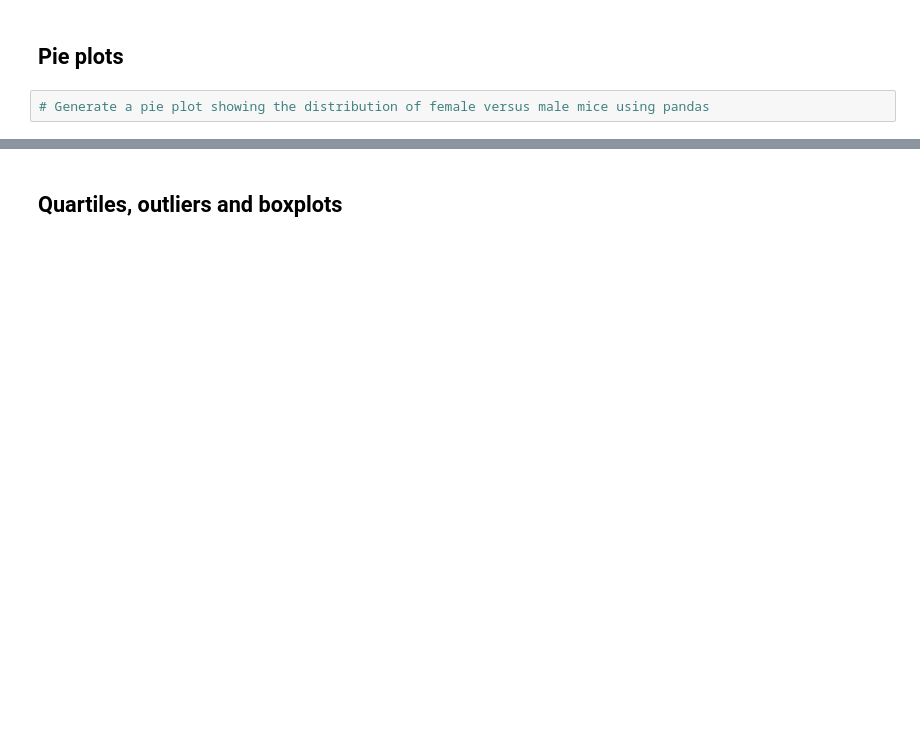
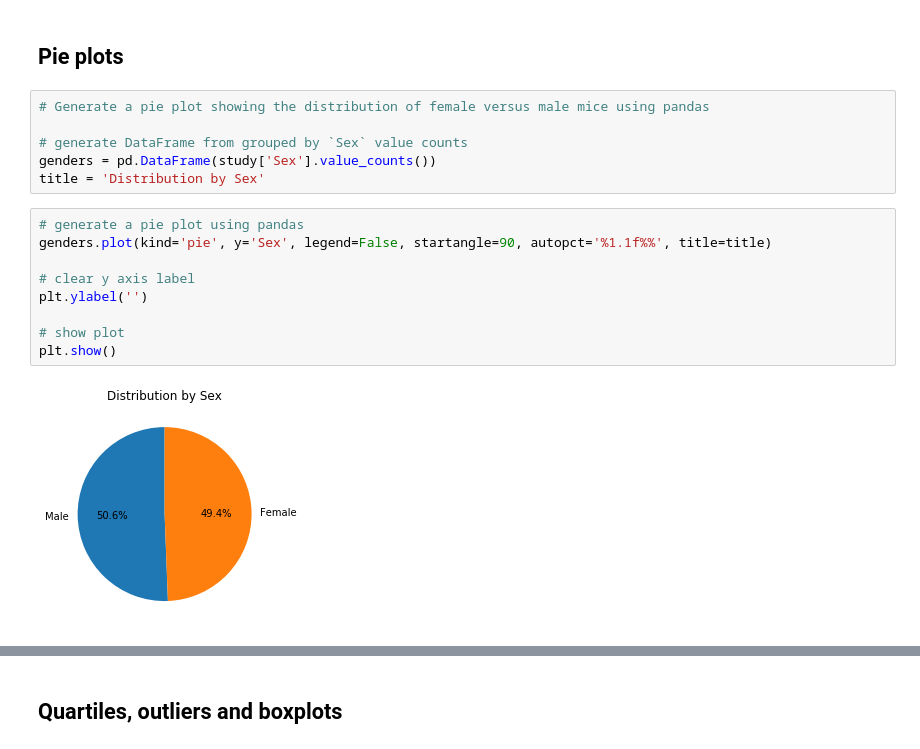
Before and after one commit to tomtav/matplotlib-challenge, a Jupyter notebook: main.ipynb, the cells around one changed output, grey strips where cells are left out. Drawn from its saved outputs; the diff is of its cells as text; blank space fills up the shorter version.

```diff
--- a/main.ipynb
+++ b/main.ipynb
@@ -94,5 +116,20 @@ plt.show()
 ## Pie plots
 # %%
 # Generate a pie plot showing the distribution of female versus male mice using pandas
+
+# generate DataFrame from grouped by `Sex` value counts
+genders = pd.DataFrame(study['Sex'].value_counts())
+title = 'Distribution by Sex'
+# %%
+# generate a pie plot using pandas
+genders.plot(kind='pie', y='Sex', legend=False, startangle=90, autopct='%1.1f%%', title=title)
+
+# clear y axis label
+plt.ylabel('')
+
+# show plot
+plt.show()
+# %% [output]
+[figure, added]
 # %%
 # Generate a pie plot showing the distribution of female versus male mice using pyplot
```
Also changed, not shown: parts of 24 cells of this notebook.
